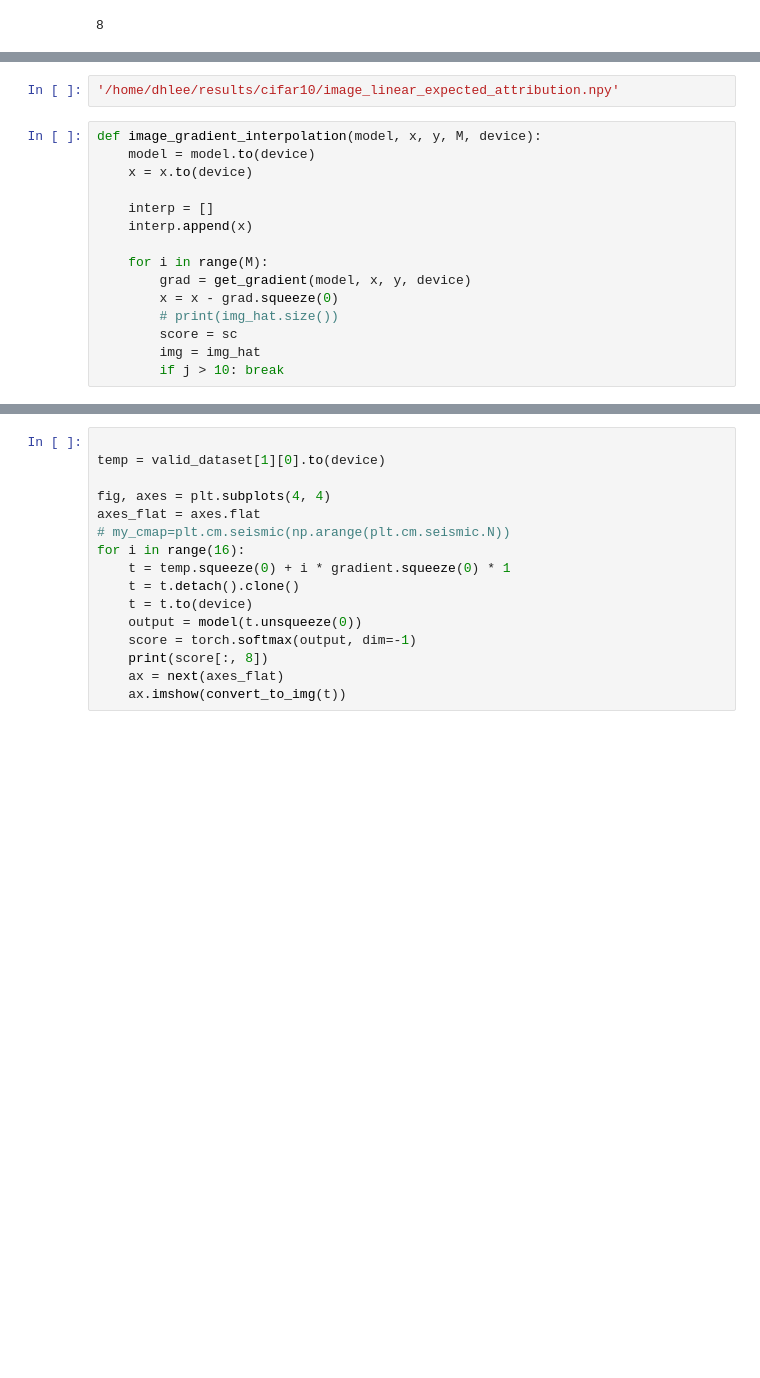
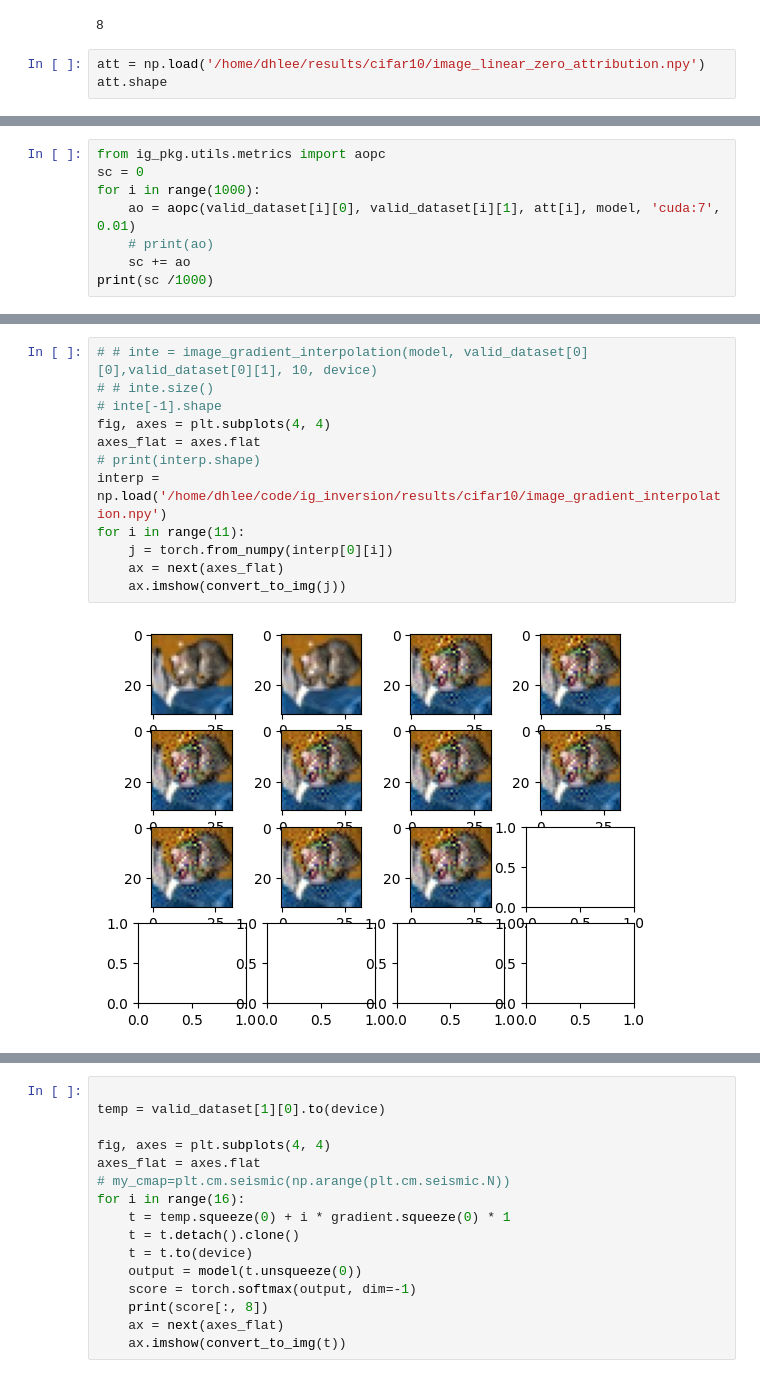
Before and after one commit to jleehun/ig_inversion, a Jupyter notebook: tasks/0524.ipynb, the cells around one changed output, grey strips where cells are left out. Saved outputs shown, nothing was run; the diff lists cells and outputs as text; blank space fills up the shorter version.

```diff
--- a/tasks/0524.ipynb
+++ b/tasks/0524.ipynb
@@ -229,3 +229,6 @@ output.backward(gradient=class_score)
 gradient = temp.grad  #Approximate the integral using the trapezoidal rule
 # %% [output]
 8
+# %%
+att = np.load('/home/dhlee/results/cifar10/image_linear_zero_attribution.npy')
+att.shape
@@ -231,0 +237,8 @@ gradient = temp.grad  #Approximate the integral using the trapezoidal rule
+# %%
+from ig_pkg.utils.metrics import aopc
+sc = 0
+for i in range(1000):
+    ao = aopc(valid_dataset[i][0], valid_dataset[i][1], att[i], model, 'cuda:7', 0.01)
+    # print(ao)
+    sc += ao
+print(sc /1000)
@@ -247,20 +284,17 @@ def get_gradient(model, x, y, device):
-# %%
-'/home/dhlee/results/cifar10/image_linear_expected_attribution.npy'
-# %%
-def image_gradient_interpolation(model, x, y, M, device):
-    model = model.to(device)
-    x = x.to(device)
-
-    interp = []
-    interp.append(x)
-
-    for i in range(M):
-        grad = get_gradient(model, x, y, device)
-        x = x - grad.squeeze(0)
-        # print(img_hat.size())
-        score = sc
-        img = img_hat
-        if j > 10: break
+# %%
+# # inte = image_gradient_interpolation(model, valid_dataset[0][0],valid_dataset[0][1], 10, device)
+# # inte.size()
+# inte[-1].shape
+fig, axes = plt.subplots(4, 4)
+axes_flat = axes.flat
+# print(interp.shape)
+interp = np.load('/home/dhlee/code/ig_inversion/results/cifar10/image_gradient_interpolation.npy')
+for i in range(11):
+    j = torch.from_numpy(interp[0][i])
+    ax = next(axes_flat)
+    ax.imshow(convert_to_img(j))
+# %% [output]
+[figure, added]
 # %%
 for i in range(100):
     img = valid_dataset[i][0].to(device)
```
Also changed, not shown: parts of 5 cells of this notebook, 16 other files.
